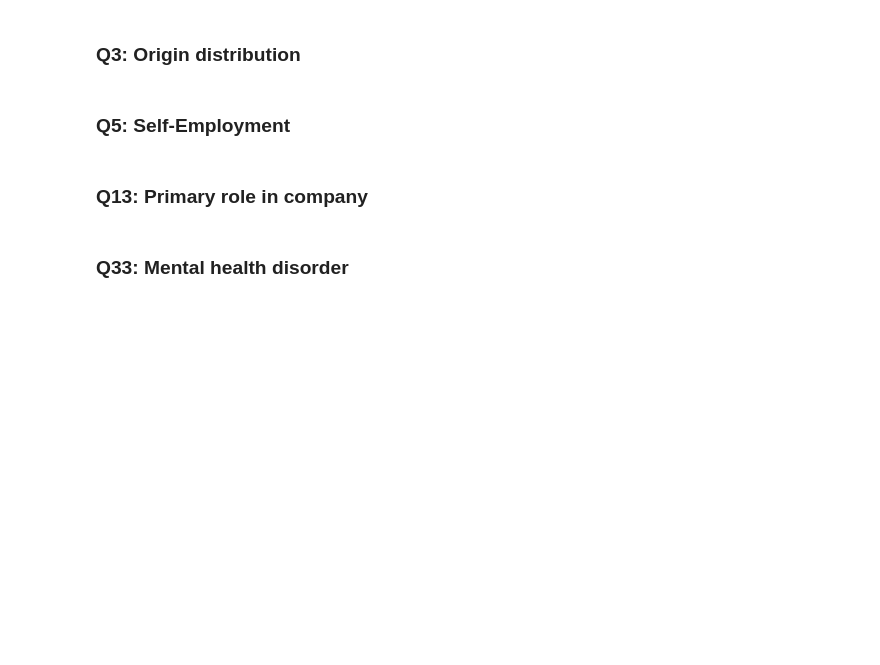
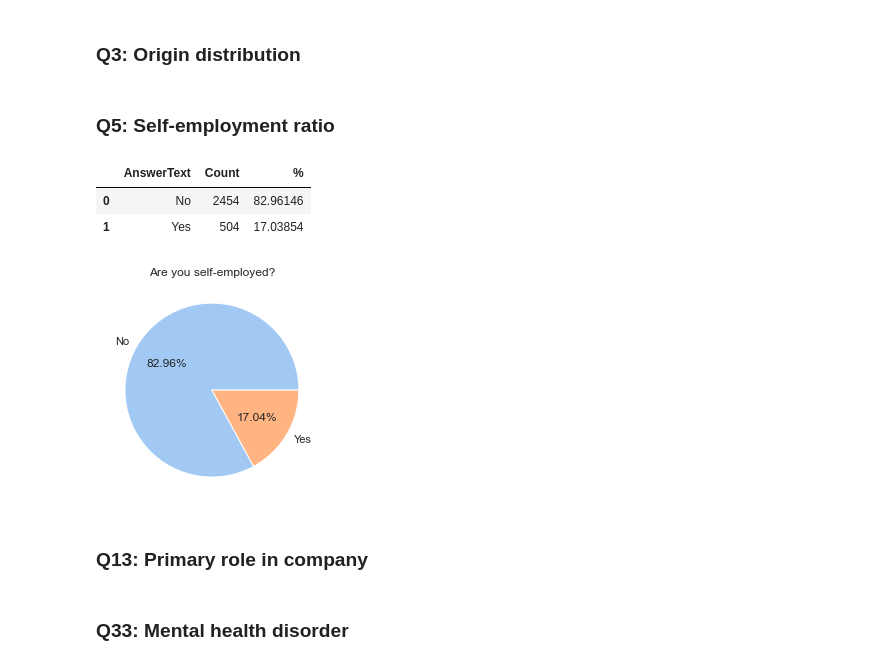
Before and after one commit to Selorikas/mental-health, a Jupyter notebook: mental-health.ipynb, the cells around one changed output. Drawn from its saved outputs; the diff is of its cells as text; code cells hidden in the pictures; blank space fills up the shorter version.

```diff
--- a/mental-health.ipynb
+++ b/mental-health.ipynb
@@ -31,0 +40,3 @@ df.rename(columns={'SurveyID': 'Year'}, inplace = True)
+# %%
+def append_count_in_percent(grouped_df):
+    return (grouped_df['Count'] / grouped_df['Count'].sum())*100
@@ -168,7 +162,27 @@ ax.legend(bbox_to_anchor= (1,1))
 # %% [markdown]
 ### Q3: Origin distribution
 # %% [markdown]
-### Q5: Self-Employment
+### Q5: Self-employment ratio
+# %%
+# change: 1 -> Yes, 0 -> No
+q5['AnswerText'] = np.where((q5.AnswerText == '1'), 'Yes', q5.AnswerText)
+q5['AnswerText'] = np.where((q5.AnswerText == '0'), 'No', q5.AnswerText)
+# %%
+# Group and count by answer
+q5_by_answer = q5.groupby('AnswerText').size().reset_index(name='Count')
+q5_by_answer['%'] = append_count_in_percent(q5_by_answer)
+q5_by_answer
+# %% [output]
+|  | AnswerText | Count | % |
+| 0 | No | 2454 | 82.96146 |
+| 1 | Yes | 504 | 17.03854 |
+# %%
+# Self-employed, visualized
+plt.pie(q5_by_answer['%'], labels=q5_by_answer['AnswerText'], colors = sns.color_palette('pastel'), autopct='%.2f%%')
+plt.title('Are you self-employed?')
+plt.show()
+# %% [output]
+[figure, added]
 # %% [markdown]
 ### Q13: Primary role in company
 # %% [markdown]
```
Also changed, not shown: parts of 23 cells of this notebook.
